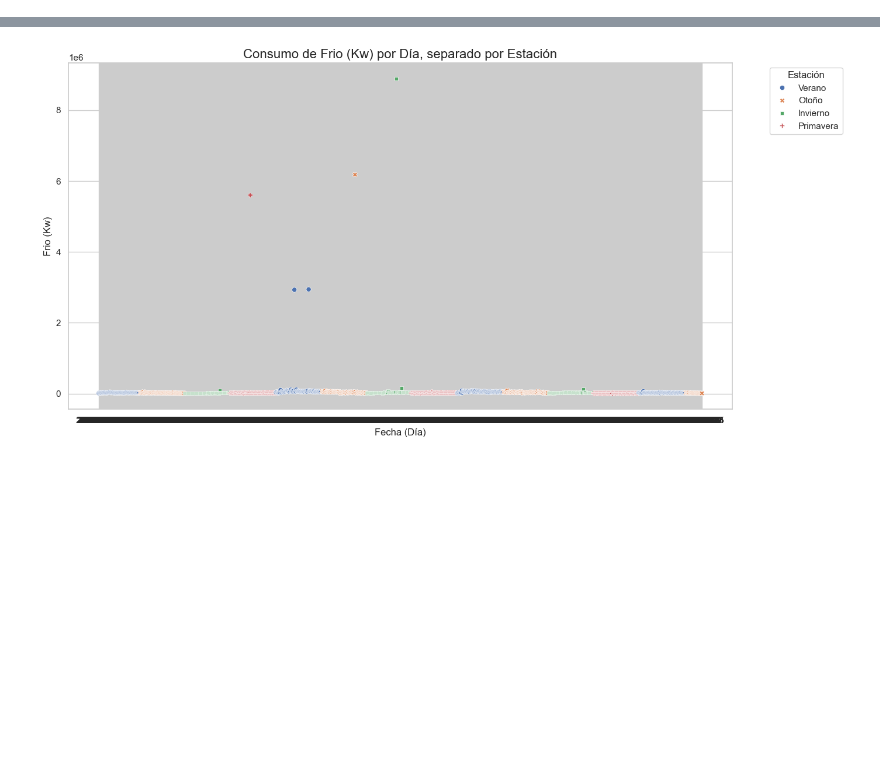
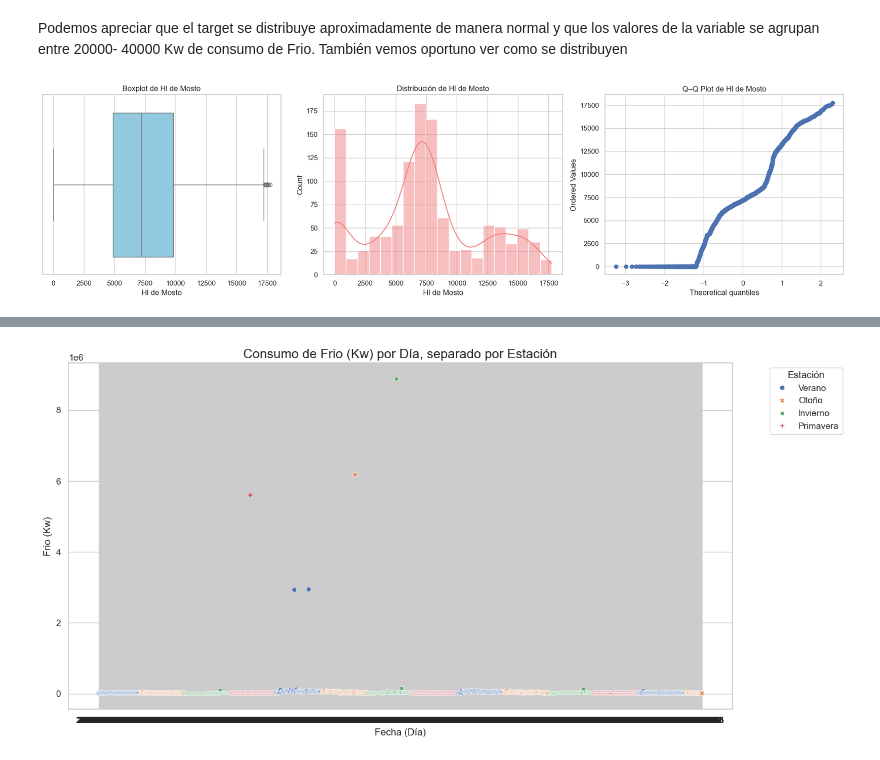
Before and after one commit to DayubMateo/MostoElMostro, a Jupyter notebook: EDA.ipynb, the cells around one changed output, grey strips where cells are left out. Cells and saved outputs as stored; diff of their text form; code cells hidden in the pictures; blank space fills up the shorter version.

```diff
--- a/EDA.ipynb
+++ b/EDA.ipynb
@@ -70,0 +160,26 @@ Vamos a hacer una eliminación de outliers con IQR solamente para hacer el anali
+# %% [markdown]
+Podemos apreciar que el target se distribuye aproximadamente de manera normal y que los valores de la variable se agrupan entre 20000- 40000 Kw de consumo de Frio.
+También vemos oportuno ver como se distribuyen
+# %%
+# Crear figura con tres subplots horizontales
+fig, axs = plt.subplots(1, 3, figsize=(18, 5))
+
+# --- 1. Boxplot ---
+sns.boxplot(data=df_limpio, x="Hl de Mosto", ax=axs[0], color="skyblue")
+axs[0].set_title("Boxplot de Hl de Mosto")
+axs[0].set_xlabel("Hl de Mosto")
+
+# --- 2. Distribución (histograma + KDE) ---
+sns.histplot(data=df_limpio, x="Hl de Mosto", kde=True, ax=axs[1], color="lightcoral")
+axs[1].set_title("Distribución de Hl de Mosto")
+axs[1].set_xlabel("Hl de Mosto")
+
+# --- 3. Q–Q Plot ---
+stats.probplot(df_limpio["Hl de Mosto"], dist="norm", plot=axs[2])
+axs[2].set_title("Q–Q Plot de Hl de Mosto")
+
+# Ajustar espacios
+plt.tight_layout()
+plt.show()
+# %% [output]
+[figure, added]
```
Also changed, not shown: parts of 18 cells of this notebook, 2 other files.
